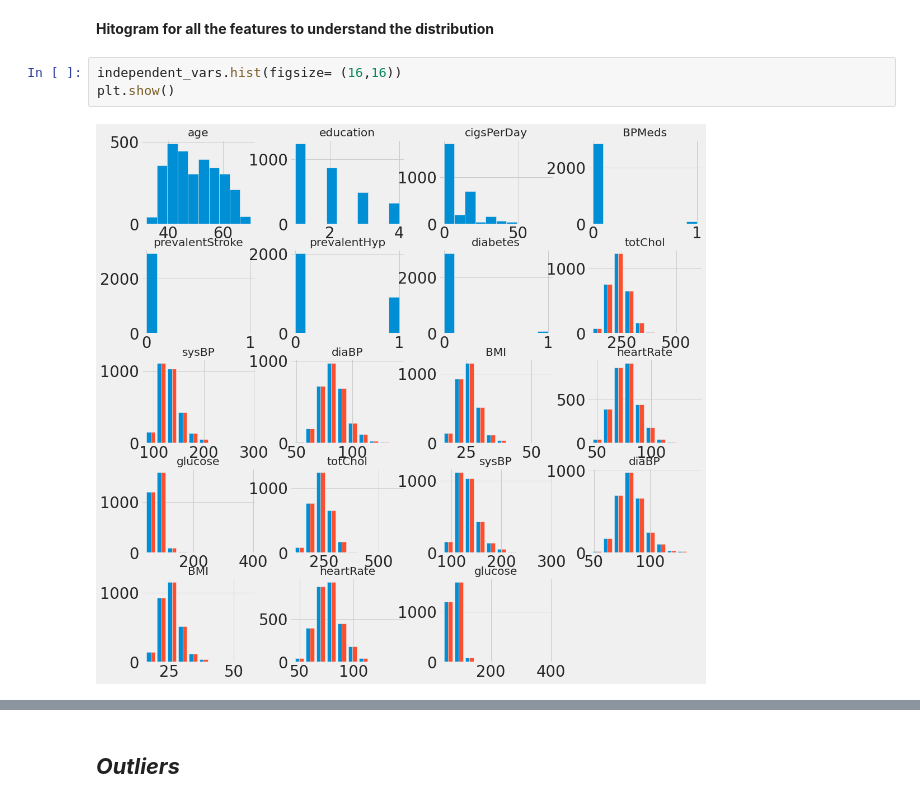
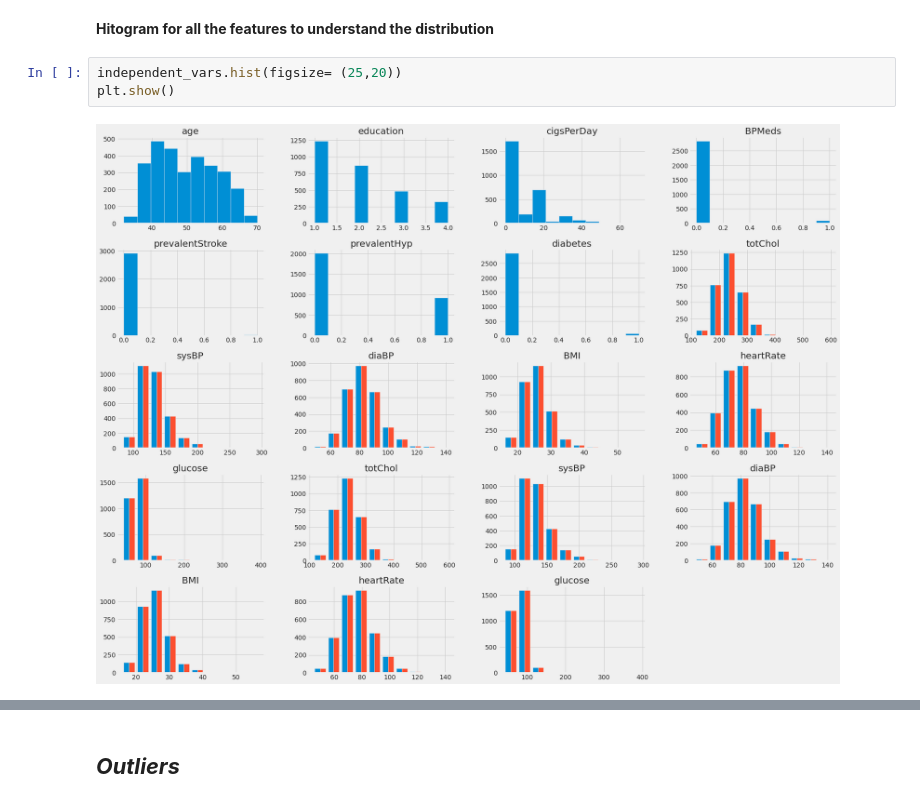
Before and after one commit to Sara19598/Cardiovascular-Risk-Prediction-ML-Classification, a Jupyter notebook: Cardiovascular_Risk_Prediction_Poonam.ipynb, the cells around one changed output, grey strips where cells are left out. Drawn from its saved outputs; the diff is of its cells as text.

```diff
--- a/Cardiovascular_Risk_Prediction_Poonam.ipynb
+++ b/Cardiovascular_Risk_Prediction_Poonam.ipynb
@@ -290,10 +292,10 @@ dependent_vars.describe()
 # %% [markdown]
 **Hitogram for all the features to understand the distribution**
 # %%
-independent_vars.hist(figsize= (16,16))
+independent_vars.hist(figsize= (25,20))
 plt.show()
 # %% [output]
-[figure, old version]
+[figure, new version]
 # %%
 dependent_vars.hist()
 # %% [output]
```
Also changed, not shown: parts of 33 cells of this notebook.
